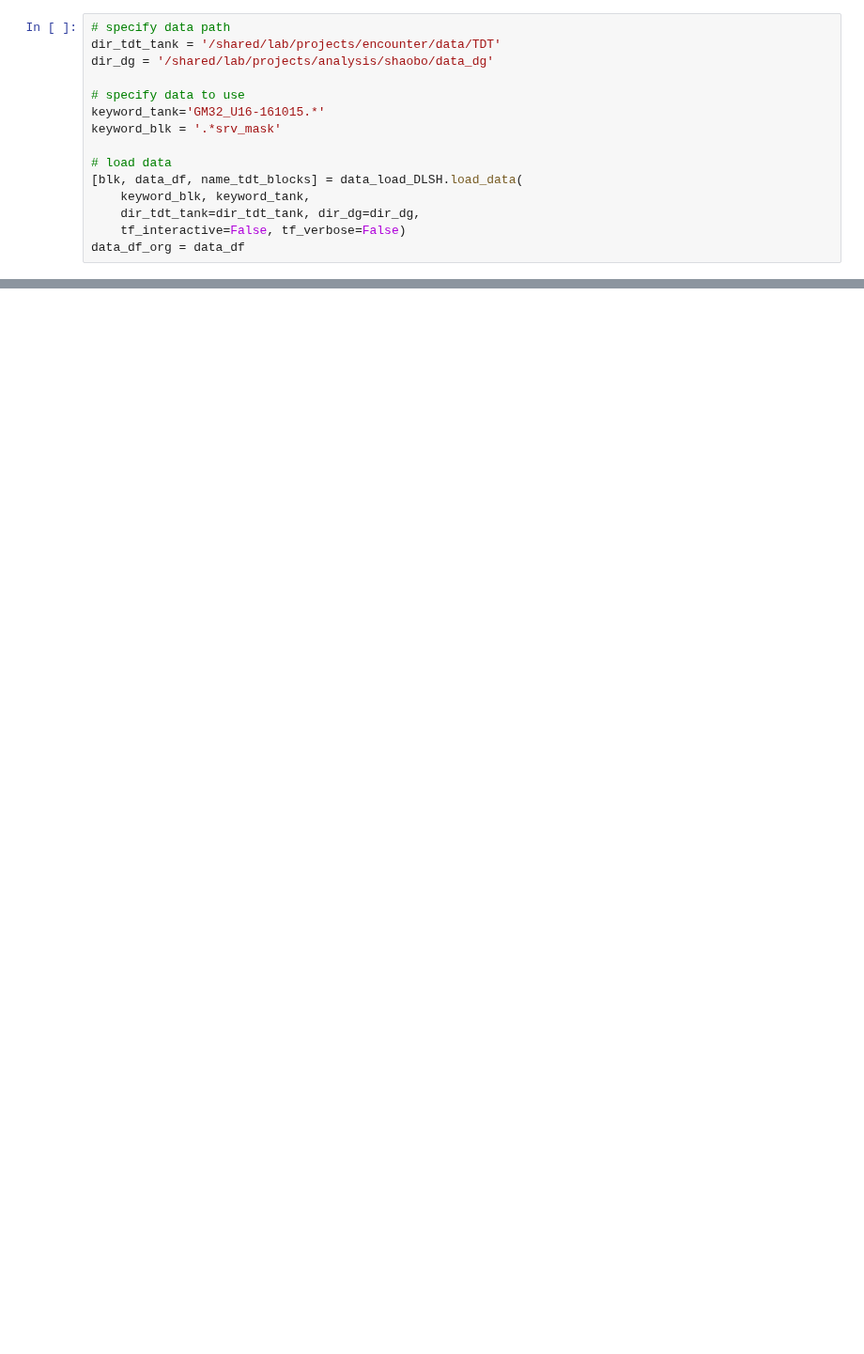
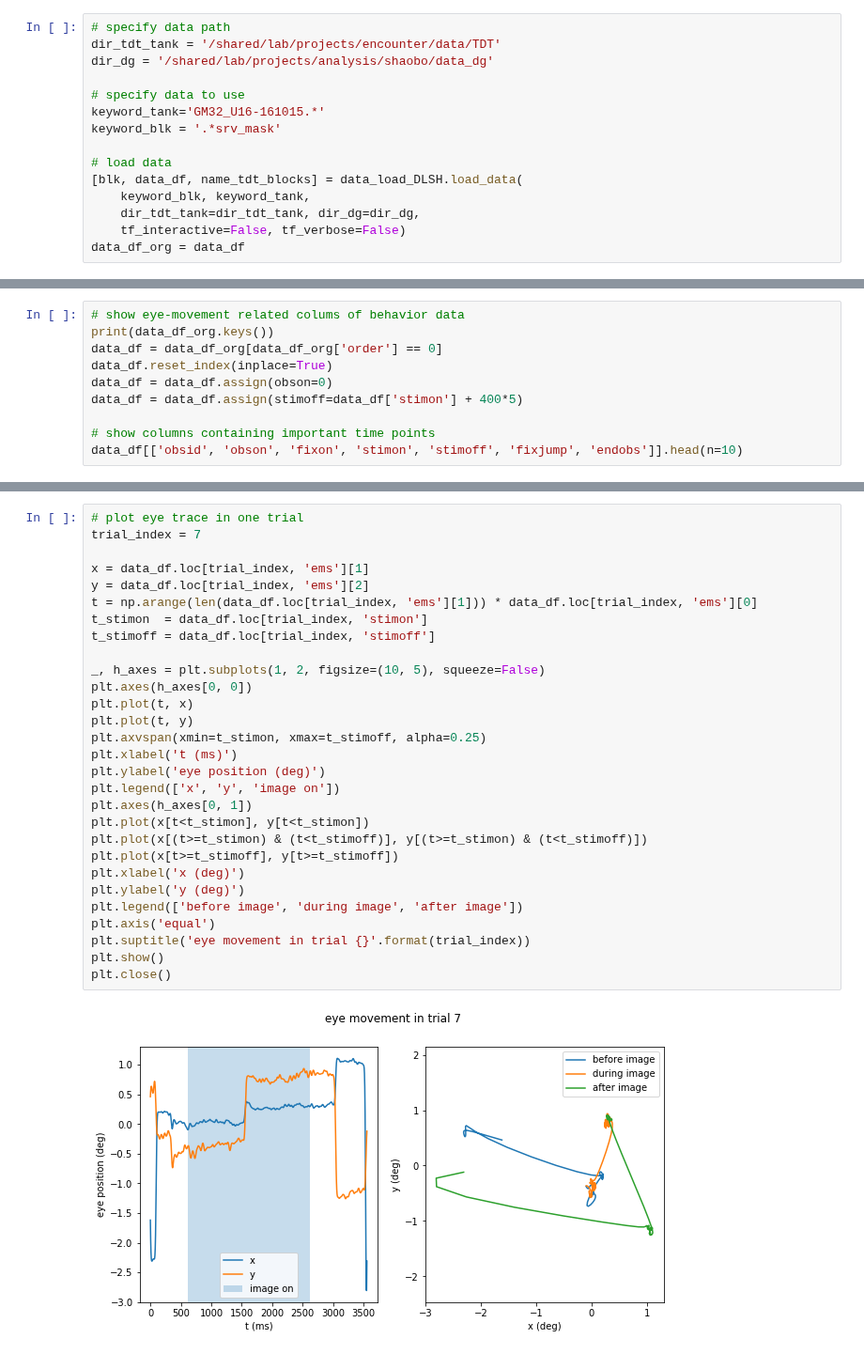
Before and after one commit to rxia/PyNeuroSG, a Jupyter notebook: script/Eye-movement_for_Seth.ipynb, the cells around one changed output, grey strips where cells are left out. Shown at 94% size. Drawn from its saved outputs; the diff is of its cells as text; blank space fills up the shorter version.

Commit message:
prepare eye movement data for Seth

```diff
--- a/script/Eye-movement_for_Seth.ipynb
+++ b/script/Eye-movement_for_Seth.ipynb
@@ -88,0 +58,10 @@ Index(['datecode', 'day', 'edge_blur', 'ems', 'endobs', 'endtrial', 'eyedist',
+# %%
+# show eye-movement related colums of behavior data
+print(data_df_org.keys())
+data_df = data_df_org[data_df_org['order'] == 0]
+data_df.reset_index(inplace=True)
+data_df = data_df.assign(obson=0)
+data_df = data_df.assign(stimoff=data_df['stimon'] + 400*5)
+
+# show columns containing important time points
+data_df[['obsid', 'obson', 'fixon', 'stimon', 'stimoff', 'fixjump', 'endobs']].head(n=10)
@@ -88,0 +99,31 @@ Index(['datecode', 'day', 'edge_blur', 'ems', 'endobs', 'endtrial', 'eyedist',
+# %%
+# plot eye trace in one trial
+trial_index = 7
+
+x = data_df.loc[trial_index, 'ems'][1]
+y = data_df.loc[trial_index, 'ems'][2]
+t = np.arange(len(data_df.loc[trial_index, 'ems'][1])) * data_df.loc[trial_index, 'ems'][0]
+t_stimon  = data_df.loc[trial_index, 'stimon']
+t_stimoff = data_df.loc[trial_index, 'stimoff']
+
+_, h_axes = plt.subplots(1, 2, figsize=(10, 5), squeeze=False)
+plt.axes(h_axes[0, 0])
+plt.plot(t, x)
+plt.plot(t, y)
+plt.axvspan(xmin=t_stimon, xmax=t_stimoff, alpha=0.25)
+plt.xlabel('t (ms)')
+plt.ylabel('eye position (deg)')
+plt.legend(['x', 'y', 'image on'])
+plt.axes(h_axes[0, 1])
+plt.plot(x[t<t_stimon], y[t<t_stimon])
+plt.plot(x[(t>=t_stimon) & (t<t_stimoff)], y[(t>=t_stimon) & (t<t_stimoff)])
+plt.plot(x[t>=t_stimoff], y[t>=t_stimoff])
+plt.xlabel('x (deg)')
+plt.ylabel('y (deg)')
+plt.legend(['before image', 'during image', 'after image'])
+plt.axis('equal')
+plt.suptitle('eye movement in trial {}'.format(trial_index))
+plt.show()
+plt.close()
+# %% [output]
+[figure, added]
```
Also changed, not shown: parts of 19 cells of this notebook.
